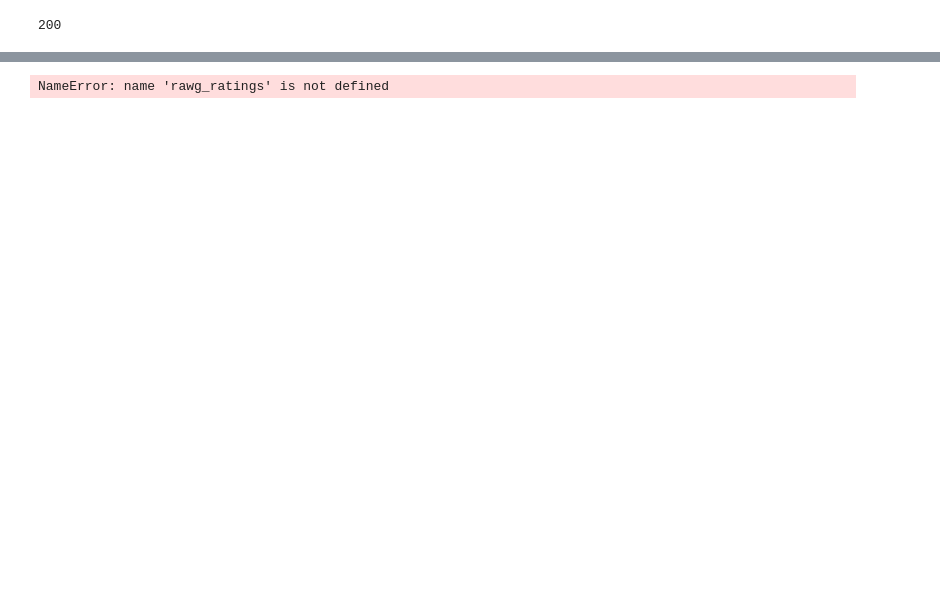
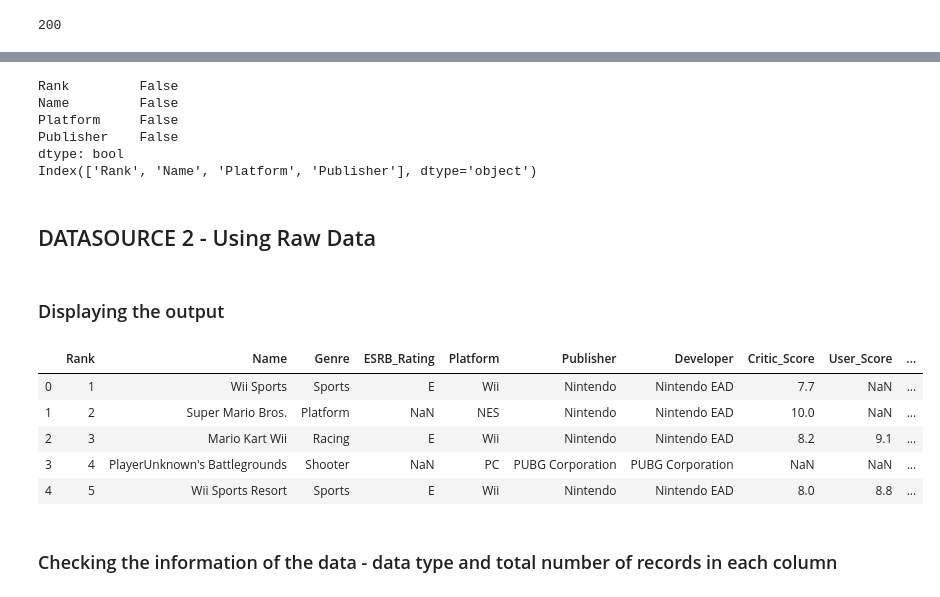
Before and after one commit to ashwinjohn3/WebScrapingOriginal, a Jupyter notebook: Assignment1.ipynb, the cells around one changed output, grey strips where cells are left out. Cells and saved outputs as stored; diff of their text form; code cells hidden in the pictures; blank space fills up the shorter version.

```diff
--- a/Assignment1.ipynb
+++ b/Assignment1.ipynb
@@ -97,6 +103,13 @@ SyntaxError: invalid syntax (<ipython-input-8-8d02a0e99f39>, line 11)
-# %%
-df['RAWG Ratings']=rawg_ratings
-df
-# %% [output]
-NameError: name 'rawg_ratings' is not defined
+# %%
+print(df.isnull().any())
+print(df.columns)
+# %% [output]
+Rank         False
+Name         False
+Platform     False
+Publisher    False
+dtype: bool
+Index(['Rank', 'Name', 'Platform', 'Publisher'], dtype='object')
+# %% [markdown]
+## DATASOURCE 2 - Using Raw Data
 # %%
@@ -106,0 +118,13 @@ dframe.drop(['Rank','ESRB_Rating','Platform','Publisher','Developer','User_Score
+# %% [markdown]
+### Displaying the output
+# %%
+df2.head()
+# %% [output]
+|  | Rank | Name | Genre | ESRB_Rating | Platform | Publisher | Developer | Critic_Score | User_Score | ... |
+| 0 | 1 | Wii Sports | Sports | E | Wii | Nintendo | Nintendo EAD | 7.7 | NaN | ... |
+| 1 | 2 | Super Mario Bros. | Platform | NaN | NES | Nintendo | Nintendo EAD | 10.0 | NaN | ... |
+| 2 | 3 | Mario Kart Wii | Racing | E | Wii | Nintendo | Nintendo EAD | 8.2 | 9.1 | ... |
+| 3 | 4 | PlayerUnknown's Battlegrounds | Shooter | NaN | PC | PUBG Corporation | PUBG Corporation | NaN | NaN | ... |
+| 4 | 5 | Wii Sports Resort | Sports | E | Wii | Nintendo | Nintendo EAD | 8.0 | 8.8 | ... |
+# %% [markdown]
+### Checking the information of the data - data type and total number of records in each column
```
Also changed, not shown: parts of 39 cells of this notebook.
